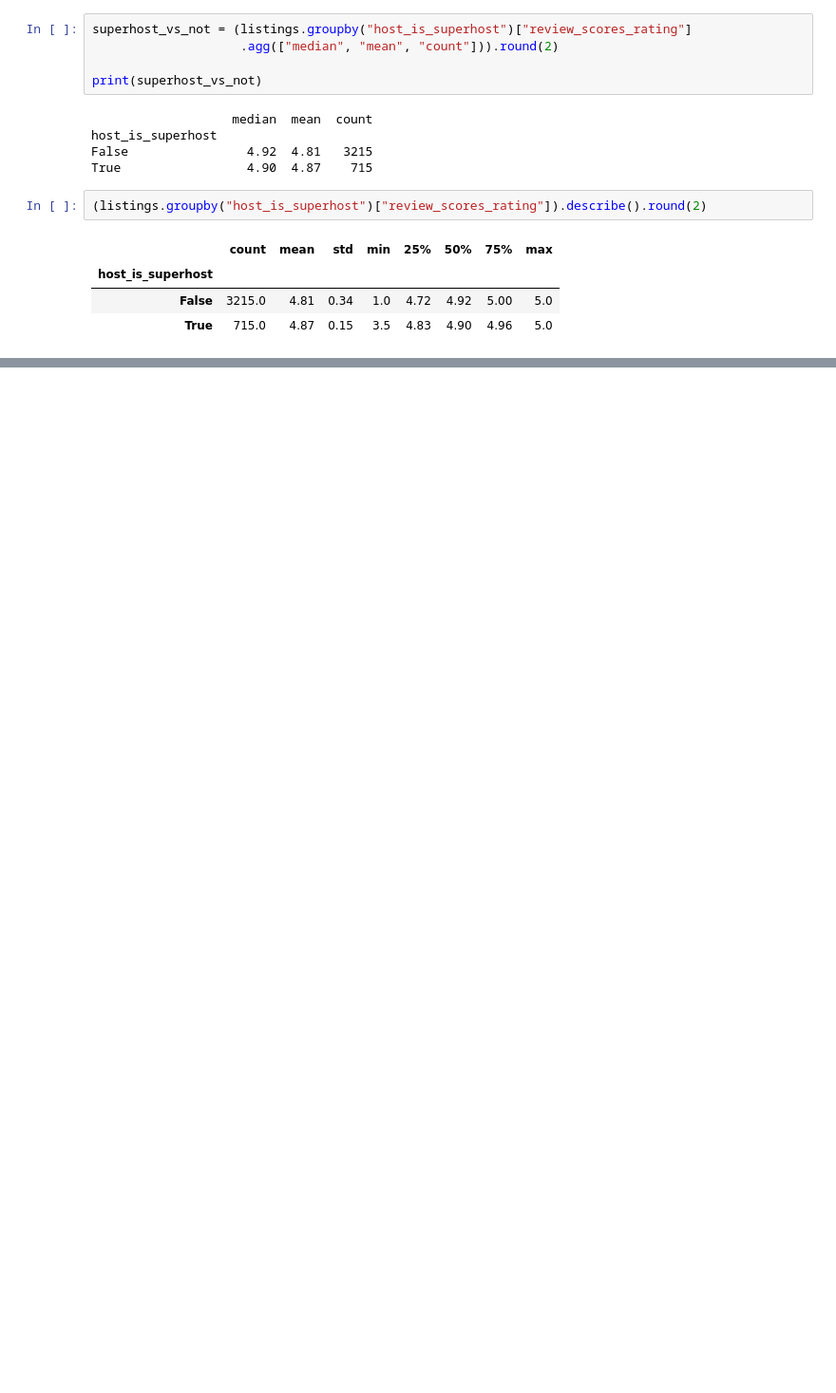
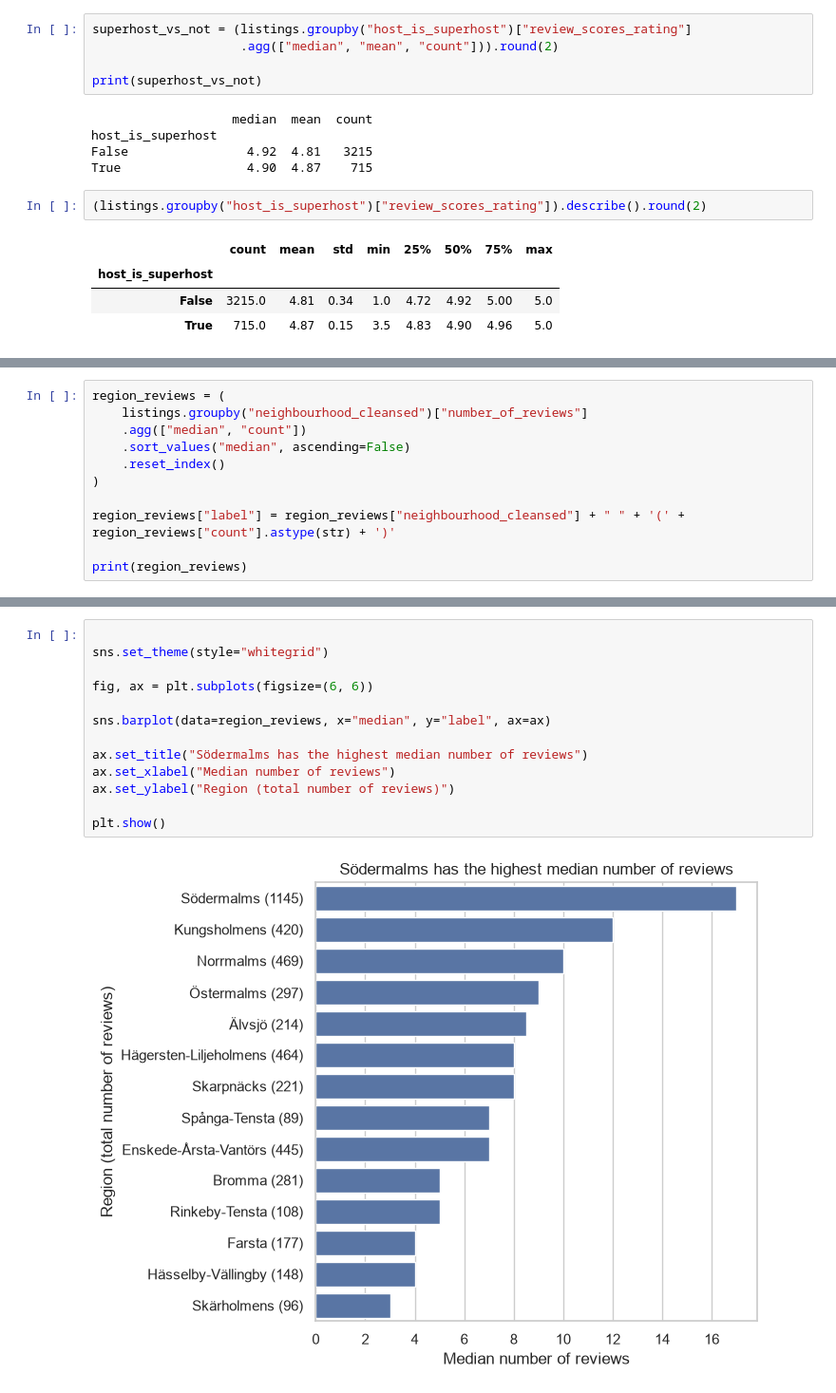
Before and after one commit to ChrisLofgreen/LABS_26-27, a Jupyter notebook: Data analysis/lab7.ipynb, the cells around one changed output, grey strips where cells are left out. Shown at 95% size. Saved outputs shown, nothing was run; the diff lists cells and outputs as text; blank space fills up the shorter version.

```diff
--- a/Data analysis/lab7.ipynb
+++ b/Data analysis/lab7.ipynb
@@ -169,0 +178,11 @@ True                 4.90  4.87    715
+# %%
+region_reviews = (
+    listings.groupby("neighbourhood_cleansed")["number_of_reviews"]
+    .agg(["median", "count"])
+    .sort_values("median", ascending=False)
+    .reset_index()
+)
+
+region_reviews["label"] = region_reviews["neighbourhood_cleansed"] + " " + '(' + region_reviews["count"].astype(str) + ')'
+
+print(region_reviews)
@@ -169,0 +205,15 @@ True                 4.90  4.87    715
+# %%
+
+sns.set_theme(style="whitegrid")
+
+fig, ax = plt.subplots(figsize=(6, 6))
+
+sns.barplot(data=region_reviews, x="median", y="label", ax=ax)
+
+ax.set_title("Södermalms has the highest median number of reviews")
+ax.set_xlabel("Median number of reviews")
+ax.set_ylabel("Region (total number of reviews)")
+
+plt.show()
+# %% [output]
+[figure, added]
```
Also changed, not shown: parts of 4 cells of this notebook.
